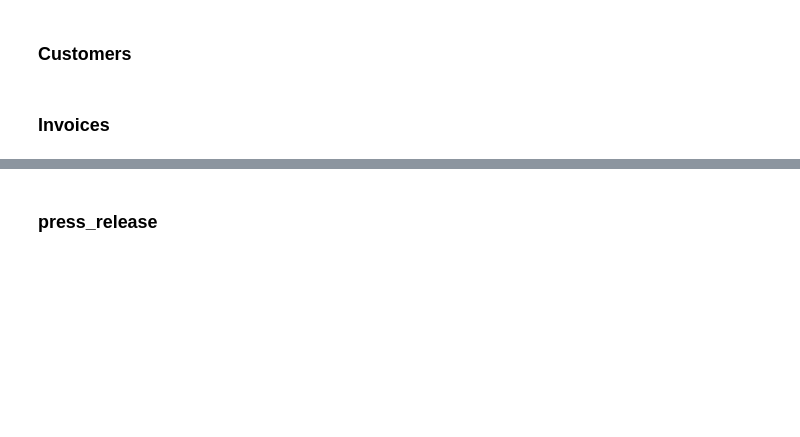
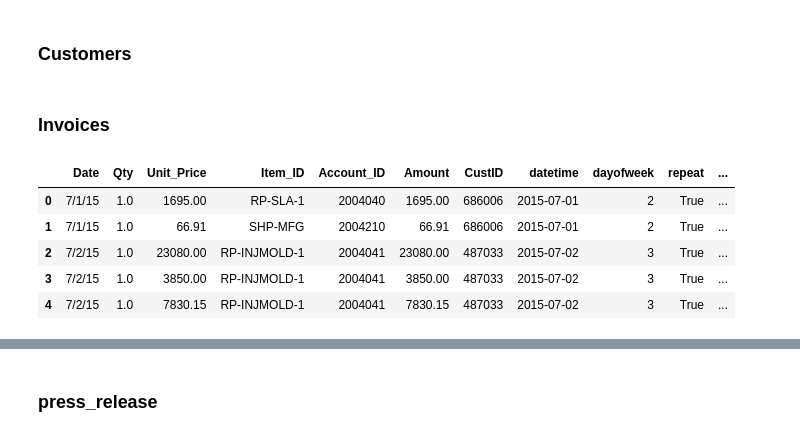
Before and after one commit to GiuliettaR/customer_retention_model, a Jupyter notebook: notes_project .ipynb, the cells around one changed output, grey strips where cells are left out. Saved outputs shown, nothing was run; the diff lists cells and outputs as text; code cells hidden in the pictures; blank space fills up the shorter version.

```diff
--- a/notes_project .ipynb
+++ b/notes_project .ipynb
@@ -150,0 +145,9 @@ invoices.group_by('CustID').aggregate({'datetime'
+# %%
+invoices.head()
+# %% [output]
+|  | Date | Qty | Unit_Price | Item_ID | Account_ID | Amount | CustID | datetime | dayofweek | repeat | ... |
+| 0 | 7/1/15 | 1.0 | 1695.00 | RP-SLA-1 | 2004040 | 1695.00 | 686006 | 2015-07-01 | 2 | True | ... |
+| 1 | 7/1/15 | 1.0 | 66.91 | SHP-MFG | 2004210 | 66.91 | 686006 | 2015-07-01 | 2 | True | ... |
+| 2 | 7/2/15 | 1.0 | 23080.00 | RP-INJMOLD-1 | 2004041 | 23080.00 | 487033 | 2015-07-02 | 3 | True | ... |
+| 3 | 7/2/15 | 1.0 | 3850.00 | RP-INJMOLD-1 | 2004041 | 3850.00 | 487033 | 2015-07-02 | 3 | True | ... |
+| 4 | 7/2/15 | 1.0 | 7830.15 | RP-INJMOLD-1 | 2004041 | 7830.15 | 487033 | 2015-07-02 | 3 | True | ... |
```
Also changed, not shown: parts of 3 cells of this notebook.
